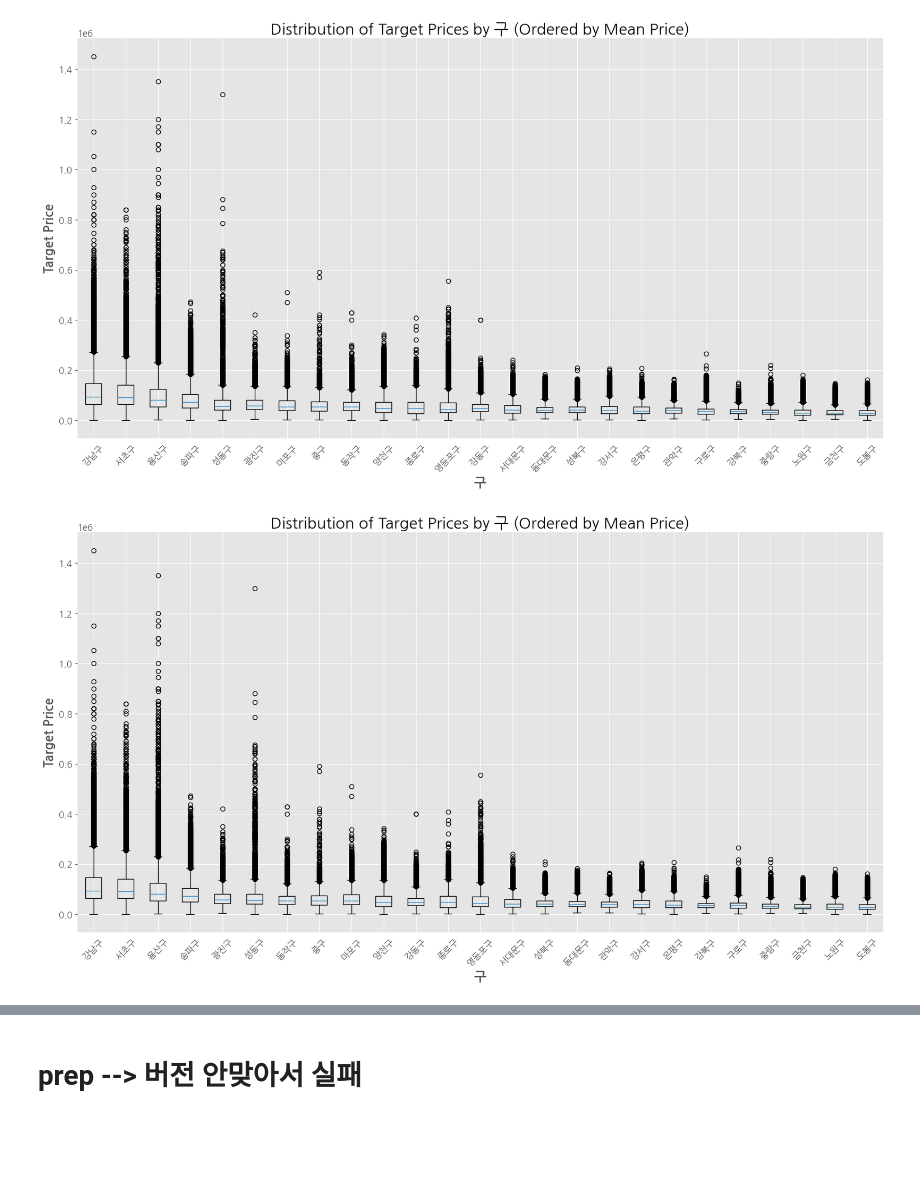
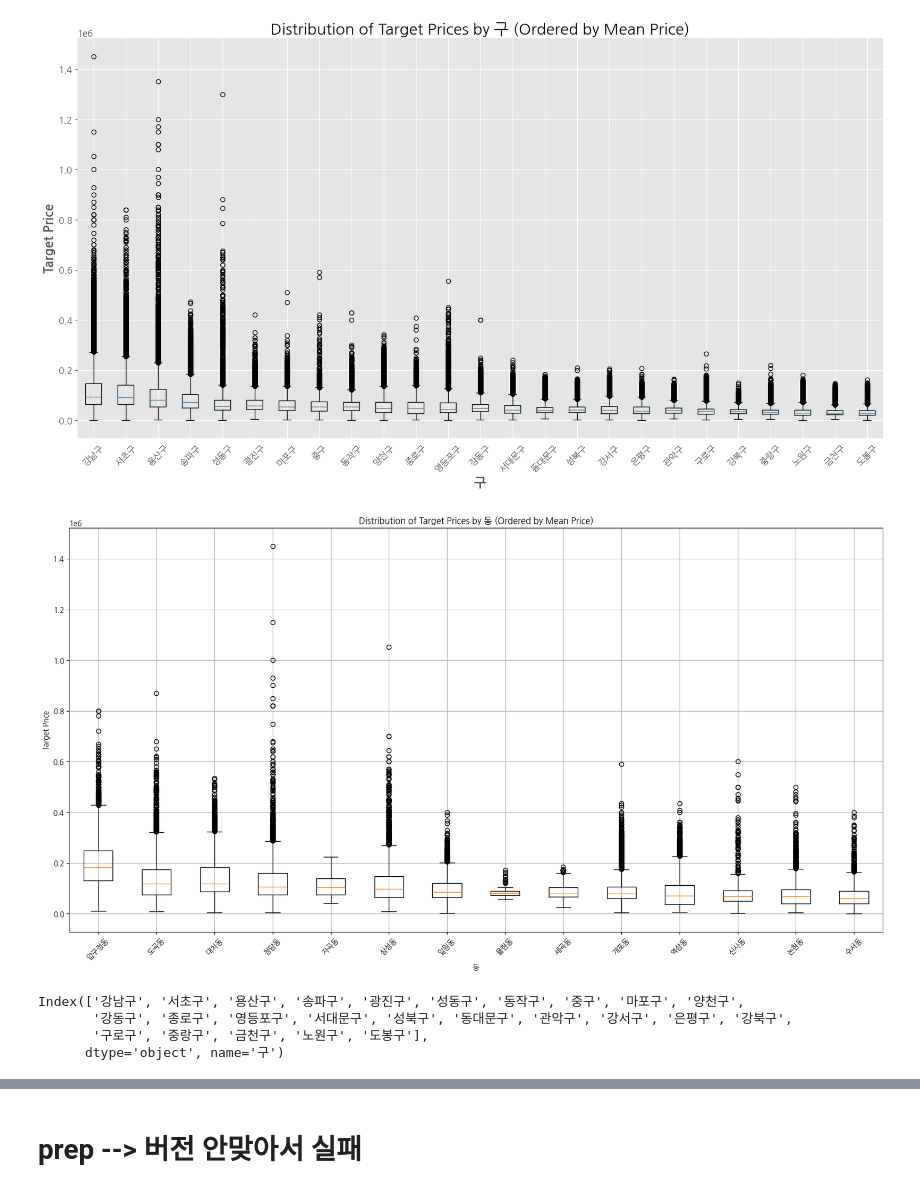
Before and after one commit to UpstageAILab3/upstage-ml-regression-ml5-pub, a Jupyter notebook: notebook/EDA.ipynb, the cells around one changed output, grey strips where cells are left out. Cells and saved outputs as stored; diff of their text form; code cells hidden in the pictures; blank space fills up the shorter version.

```diff
--- a/notebook/EDA.ipynb
+++ b/notebook/EDA.ipynb
@@ -120,29 +134,36 @@ plt.show()
 # %%
 import pandas as pd
 import matplotlib.pyplot as plt
 
 # 데이터 준비
 train_test['계약년월일'] = pd.to_datetime(train_test['계약년월일'])
-filtered_df = train_test[(train_test['계약년월일'] >= '2007-01-01') & (train_test['계약년월일'] <= '2023-06-30')]
+filtered_df = train_test[(train_test['계약년월일'] >= '2007-01-01') & (train_test['계약년월일'] <= '2023-06-30')&(train_test['구']=='강남구')]
 
 # '구'별로 평균 'target'을 계산하고 정렬
-median_targets = filtered_df.groupby('구')['target'].median().sort_values(ascending=False)
+median_targets = filtered_df.groupby('동')['target'].median().sort_values(ascending=False)
 sorted_gus = median_targets.index  # 정렬된 '구' 목록
 
 # 박스플롯 데이터 준비
-boxplot_data = [filtered_df[filtered_df['구'] == gu]['target'] for gu in sorted_gus]
+boxplot_data = [filtered_df[filtered_df['동'] == gu]['target'] for gu in sorted_gus]
 
 # 박스플롯 생성
 plt.figure(figsize=(20, 10))
 plt.boxplot(boxplot_data, labels=sorted_gus)
 plt.xticks(rotation=45)  # x축 레이블 회전
-plt.xlabel('구')
+plt.xlabel('동')
 plt.ylabel('Target Price')
-plt.title('Distribution of Target Prices by 구 (Ordered by Mean Price)')
+plt.title('Distribution of Target Prices by 동 (Ordered by Mean Price)')
 plt.grid(True)
 plt.show()
 # %% [output]
-[figure, old version]
+[figure, new version]
+# %%
+sorted_gus
+# %% [output]
+Index(['강남구', '서초구', '용산구', '송파구', '광진구', '성동구', '동작구', '중구', '마포구', '양천구',
+       '강동구', '종로구', '영등포구', '서대문구', '성북구', '동대문구', '관악구', '강서구', '은평구', '강북구',
+       '구로구', '중랑구', '금천구', '노원구', '도봉구'],
+      dtype='object', name='구')
 # %%
 import pandas as pd
 import matplotlib.pyplot as plt
```
Also changed, not shown: parts of 39 cells of this notebook.
